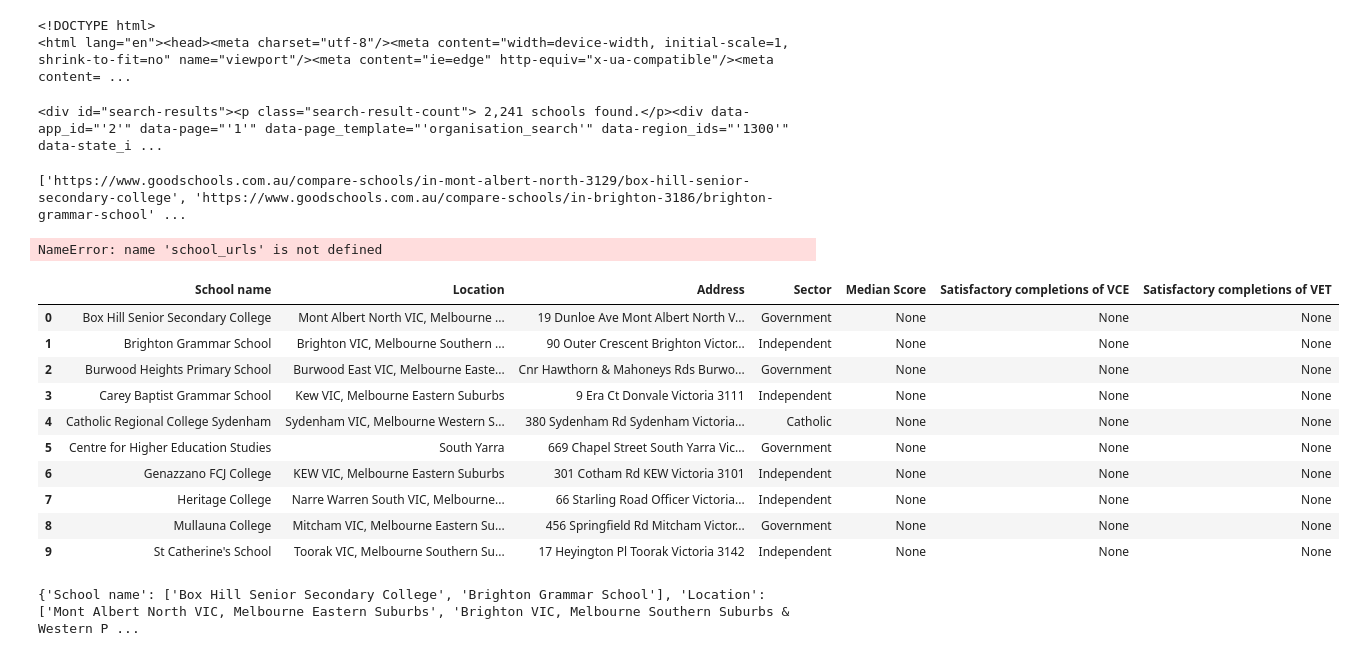
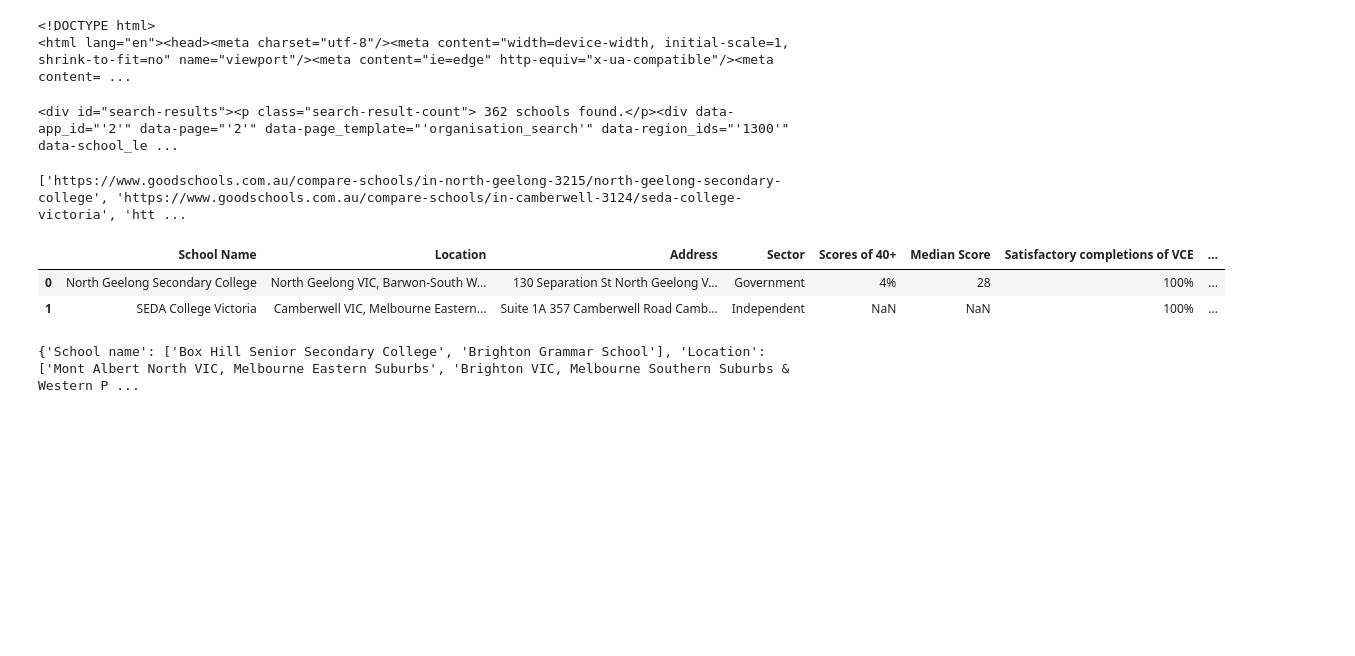
Before and after one commit to katleschris/research, a Jupyter notebook: skools.ipynb, the cells around one changed output. Drawn from its saved outputs; the diff is of its cells as text; code cells hidden in the pictures; blank space fills up the shorter version.

```diff
--- a/skools.ipynb
+++ b/skools.ipynb
@@ -5,7 +6,7 @@ import csv
 # %%
 import pandas as pd
 # %%
-url = 'https://www.goodschools.com.au/compare-schools/search/in-victoria/secondary'
+url = 'https://www.goodschools.com.au/compare-schools/search/in-victoria/secondary?distance=10km&suburb_in=in-victoria&state_ids%5B0%5D=7&region_ids%5B0%5D=1300&school_level_ids%5B0%5D=1&page=2'
 response = requests.get(url)
 response
 # %% [output]
@@ -20,7 +21,7 @@ soup
 search_results_div = soup.find("div", {"id": "search-results"})
 search_results_div
 # %% [output]
-<div id="search-results"><p class="search-result-count"> 2,241 schools found.</p><div data-app_id="'2'" data-page="'1'" data-page_template="'organisation_search'" data-region_ids="'1300'" data-state_i ...
+<div id="search-results"><p class="search-result-count"> 362 schools found.</p><div data-app_id="'2'" data-page="'2'" data-page_template="'organisation_search'" data-region_ids="'1300'" data-school_le ...
 # %%
 media_body_div = search_results_div.find_all("div", {"class": "media-body"})
 # %%
@@ -32,70 +33,49 @@ for a_tag in media_body_div:
 
 print(school_urls)
 # %% [output]
-['https://www.goodschools.com.au/compare-schools/in-mont-albert-north-3129/box-hill-senior-secondary-college', 'https://www.goodschools.com.au/compare-schools/in-brighton-3186/brighton-grammar-school' ...
+['https://www.goodschools.com.au/compare-schools/in-north-geelong-3215/north-geelong-secondary-college', 'https://www.goodschools.com.au/compare-schools/in-camberwell-3124/seda-college-victoria', 'htt ...
 # %%
-import re
-school_info = {
-    "School name": [],
-    "Location": [],
-    "Address": [],
-    "Sector": [],
-    "Median Score": [],
-    "Satisfactory completions of VCE": [],
-    "Satisfactory completions of VET": []
-}
+
+school_data = []
 
 for link in school_urls[:2]:
+    school_info = {}
     response = requests.get(link)
     soup = BeautifulSoup(response.text, 'html.parser')
-    school_name = soup.find("h1").text.strip()
-    location = soup.find("h4").text.strip()
-    sector = soup.find("p", {"class": "d-inline float-left"}).text.strip()
-    address = soup.find("span", {"class": "map-address load-address"}).text.strip()
+    school_info["School Name"] = soup.find("h1").text.strip()
+    school_info["Location"] = soup.find("h4").text.strip()
+    school_info["Address"] = soup.find("span", {"class": "map-address load-address"}).text.strip()
+    school_info["Sector"] = soup.find("p", {"class": "d-inline float-left"}).text.strip()
 
     academic_results_div = soup.find("div", class_="col-md-6 col-sm-6 col-6")
-    # print(academic_results_div)
 
     # Check if academic_results_div is not None
     if academic_results_div:
-        # Extract median score
-        # median_score_tag = academic_results_div.find("p", string=re.compile(r'Median Score:'))
-        median_score_tag = academic_results_div.find_all("p")
-        for tag in median_score_tag:
-            print(tag.text)
+        academic_results = academic_results_div.find_all("p")
+        for tag in academic_results:
             pattern = r":\s*(\S+)"
             match = re.search(pattern, tag.text)
             if match:
                 value = match.group(1)
-                print(f"Extracted value: {value}")
+                if 'Scores of 40+' in tag.text:
+                    school_info["Scores of 40+"] = value
+                if 'Median Score' in  tag.text:
+                    school_info["Median Score"] = value
+                if 'VCE' in tag.text:
+                    school_info["Satisfactory completions of VCE"] = value
+                if "VET" in tag.text:
+                    school_info["Satisfactory completions of VET"] = value
+
             else:
                 print("No match found.")
-
-
-    school_info["School name"].append(school_name)
-    school_info["Location"].append(location)
-    school_info["Address"].append(address)
-    school_info["Sector"].append(sector)
-    school_info["Median Score"].append(median_score)
-    school_info["Satisfactory completions of VCE"].append(vce_completions)
-    school_info["Satisfactory completions of VET"].append(vet_completions)
+    school_data.append(school_info)
-# %% [output]
-NameError: name 'school_urls' is not defined
 # %%
-df = pd.DataFrame(school_info)
+df = pd.DataFrame(school_data)
 df
 # %% [output]
-|  | School name | Location | Address | Sector | Median Score | Satisfactory completions of VCE | Satisfactory completions of VET |
-| 0 | Box Hill Senior Secondary College | Mont Albert North VIC, Melbourne ... | 19 Dunloe Ave Mont Albert North V... | Government | None | None | None |
-| 1 | Brighton Grammar School | Brighton VIC, Melbourne Southern ... | 90 Outer Crescent Brighton Victor... | Independent | None | None | None |
-| 2 | Burwood Heights Primary School | Burwood East VIC, Melbourne Easte... | Cnr Hawthorn & Mahoneys Rds Burwo... | Government | None | None | None |
-| 3 | Carey Baptist Grammar School | Kew VIC, Melbourne Eastern Suburbs | 9 Era Ct Donvale Victoria 3111 | Independent | None | None | None |
-| 4 | Catholic Regional College Sydenham | Sydenham VIC, Melbourne Western S... | 380 Sydenham Rd Sydenham Victoria... | Catholic | None | None | None |
-| 5 | Centre for Higher Education Studies | South Yarra | 669 Chapel Street South Yarra Vic... | Government | None | None | None |
-| 6 | Genazzano FCJ College | KEW VIC, Melbourne Eastern Suburbs | 301 Cotham Rd KEW Victoria 3101 | Independent | None | None | None |
-| 7 | Heritage College | Narre Warren South VIC, Melbourne... | 66 Starling Road Officer Victoria... | Independent | None | None | None |
-| 8 | Mullauna College | Mitcham VIC, Melbourne Eastern Su... | 456 Springfield Rd Mitcham Victor... | Government | None | None | None |
-| 9 | St Catherine's School | Toorak VIC, Melbourne Southern Su... | 17 Heyington Pl Toorak Victoria 3142 | Independent | None | None | None |
+|  | School Name | Location | Address | Sector | Scores of 40+ | Median Score | Satisfactory completions of VCE | ... |
+| 0 | North Geelong Secondary College | North Geelong VIC, Barwon-South W... | 130 Separation St North Geelong V... | Government | 4% | 28 | 100% | ... |
+| 1 | SEDA College Victoria | Camberwell VIC, Melbourne Eastern... | Suite 1A 357 Camberwell Road Camb... | Independent | NaN | NaN | 100% | ... |
 # %%
 print(school_info)
 # %% [output]
```
Also changed, not shown: parts of 3 cells of this notebook.
